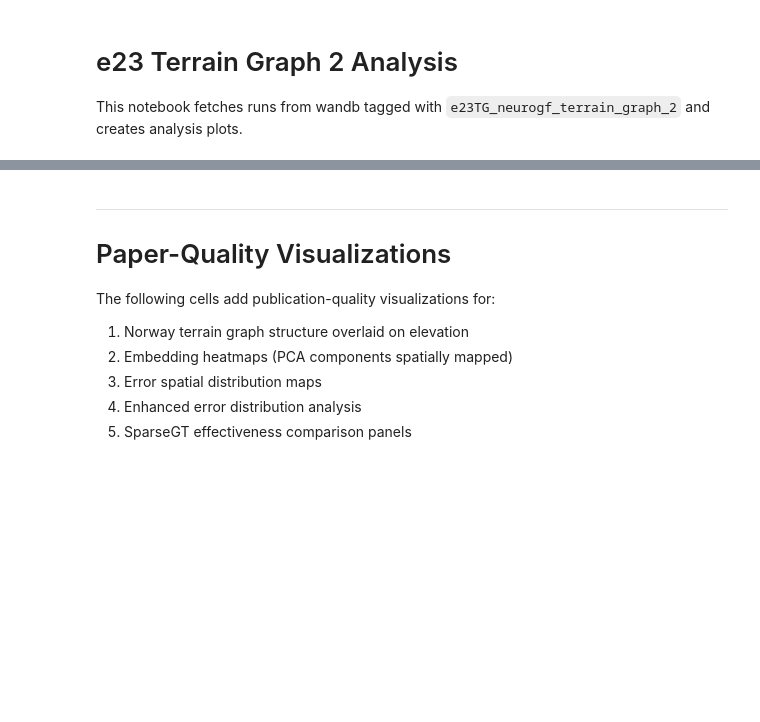
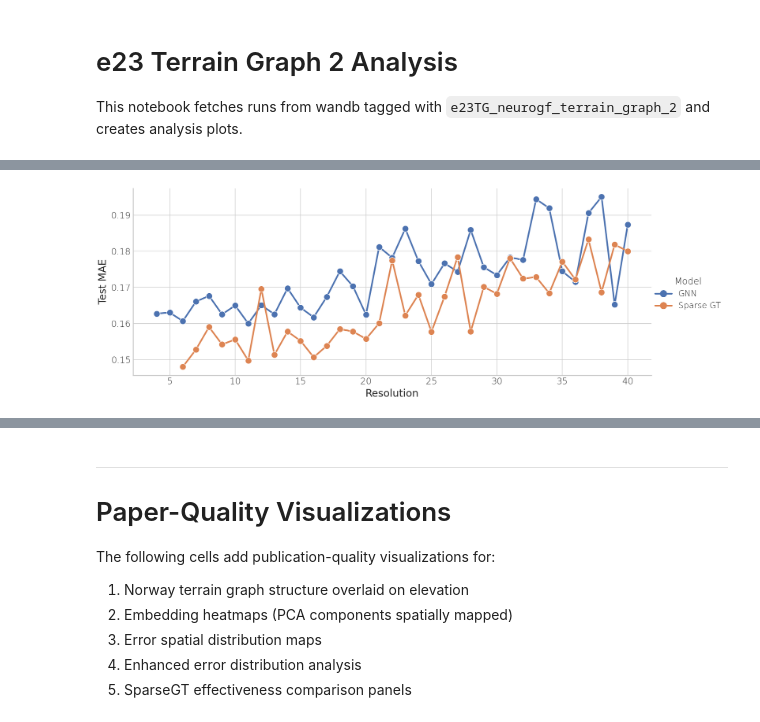
Before and after one commit to jotaporras/shortest-paths-nn, a Jupyter notebook: notebooks/e23_terrain_graph_2_analysis.ipynb, the cells around one changed output, grey strips where cells are left out. Cells and saved outputs as stored; diff of their text form; code cells hidden in the pictures; blank space fills up the shorter version.

```diff
--- a/notebooks/e23_terrain_graph_2_analysis.ipynb
+++ b/notebooks/e23_terrain_graph_2_analysis.ipynb
@@ -412,2 +295,55 @@ plt.show()
+# %%
+import os
+
+# Paper-quality styling
+plt.rcParams.update({
+    'font.family': 'sans-serif',
+    'font.sans-serif': ['Lato', 'DejaVu Sans', 'Helvetica', 'Arial'],
+    'font.weight': 'light',
+    'font.size': 14,
+    'axes.labelsize': 16,
+    'axes.titlesize': 16,
+    'axes.linewidth': 1.5,
+    'legend.fontsize': 13,
+    'xtick.labelsize': 14,
+    'ytick.labelsize': 14,
+    'lines.linewidth': 2.5,
+    'lines.markersize': 10,
+    'pdf.fonttype': 42,
+    'ps.fonttype': 42,
+})
+
+# Label mapping for paper
+LABEL_MAP = {'TAGConv': 'GNN', 'SparseGT': 'Sparse GT'}
+
+# Create figures directory if it doesn't exist
+os.makedirs('figures', exist_ok=True)
+
+# Prepare data with renamed labels
+df_plot = best_per_density.copy()
+df_plot['Model'] = df_plot['layer_type'].map(LABEL_MAP)
+
+# Performance by resolution (BEST runs only - paper figure)
+g = sns.relplot(
+    data=df_plot.sort_values("Model", ascending=True),
+    x='resolution',
+    y=ERROR_COL,
+    hue='Model',
+    kind='line',
+    marker='o',
+    height=5,
+    aspect=2.5
+)
+
+g.set_axis_labels('Resolution', ERROR_LABEL)
+g.legend.set_title('Model')
+
+# Save to figures/
+g.savefig('figures/norway_transferability__res.pdf', bbox_inches='tight', dpi=300)
+g.savefig('figures/norway_transferability__res.png', bbox_inches='tight', dpi=300)
+
+plt.show()
+# %% [output]
+[figure, added]
 # %%
 df_valid.test_nmae
```
Also changed, not shown: parts of 55 cells of this notebook.
